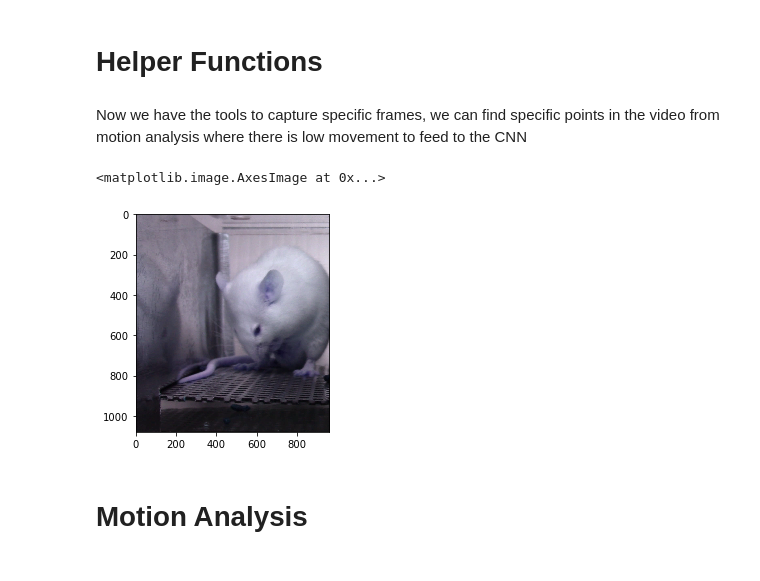
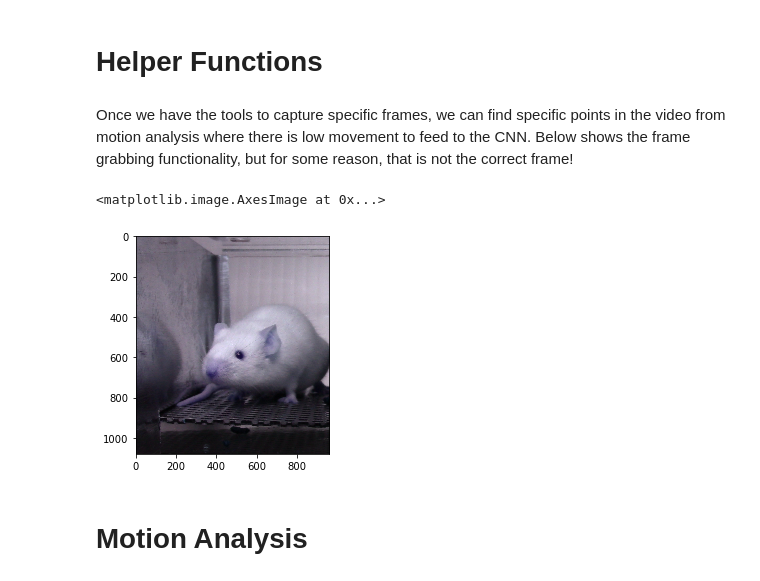
Before and after one commit to markjm/MGS-Pipeline, a Jupyter notebook: openCV3.ipynb, the cells around one changed output. Saved outputs shown, nothing was run; the diff lists cells and outputs as text; code cells hidden in the pictures.

```diff
--- a/openCV3.ipynb
+++ b/openCV3.ipynb
@@ -39,13 +44,13 @@ def gradient(x, d=1):
         temp = np.gradient(temp)
     return temp
 # %% [markdown]
-<p>Now we have the tools to capture specific frames, we can find specific points in the video from motion analysis where there is low movement to feed to the CNN</p>
+<p>Once we have the tools to capture specific frames, we can find specific points in the video from motion analysis where there is low movement to feed to the CNN. Below shows the frame grabbing functionality, but for some reason, that is not the correct frame!</p>
 # %%
-frame = getFrame('esncr.ms12pain51.mp4', 1000)
+frame = getFrame('assets/esncr.ms12pain51.mp4', 1000)
 plt.imshow(frame[:, 0:int(frame.shape[:2][1]/2)], cmap=plt.cm.gray)
 # %% [output]
 <matplotlib.image.AxesImage at 0x...>
-[figure, old version]
+[figure, new version]
 # %%
 #Rough function to grab a bunch of images from a video (for training data)
 def grab_images(video):
```
Also changed, not shown: parts of 10 cells of this notebook.
